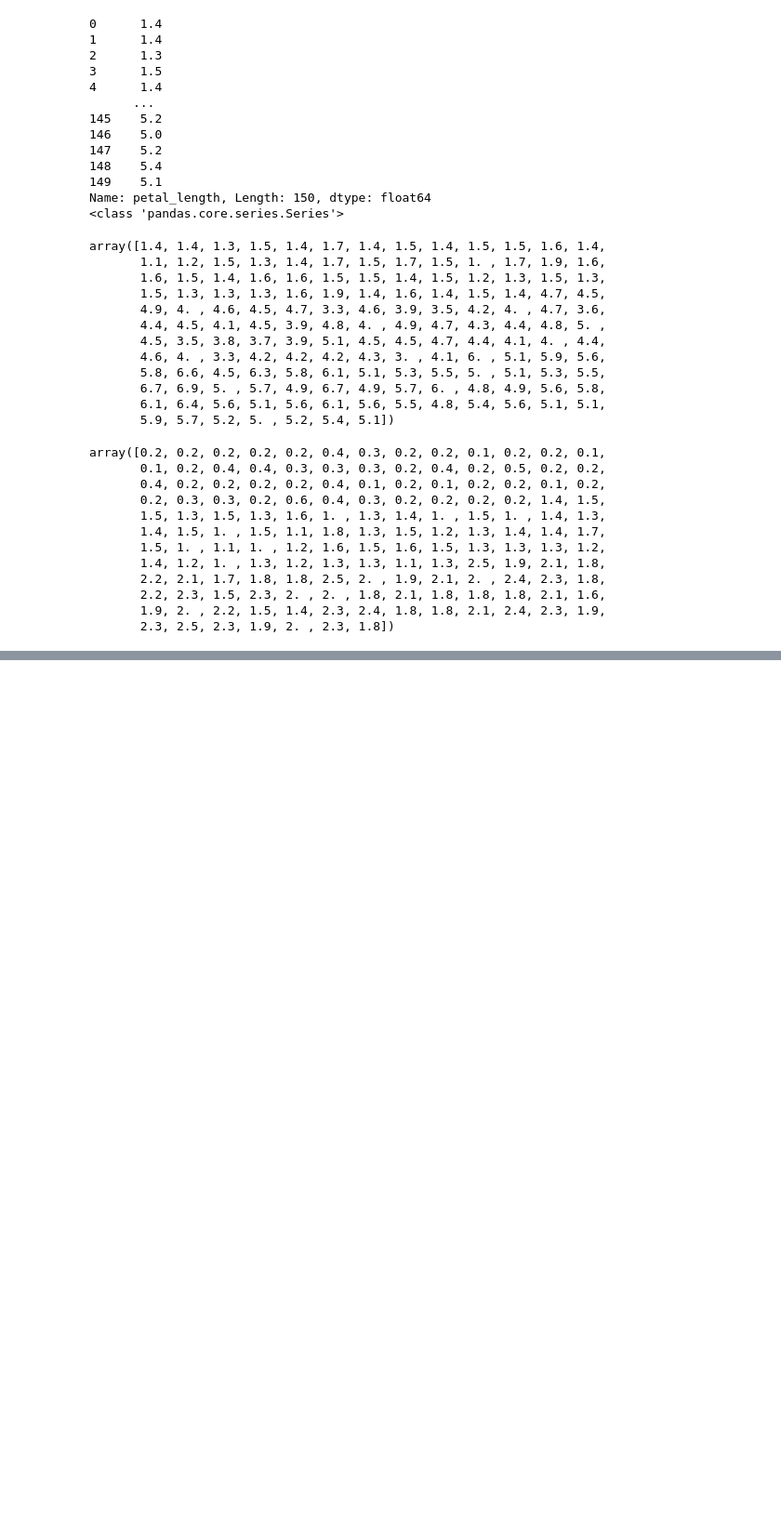
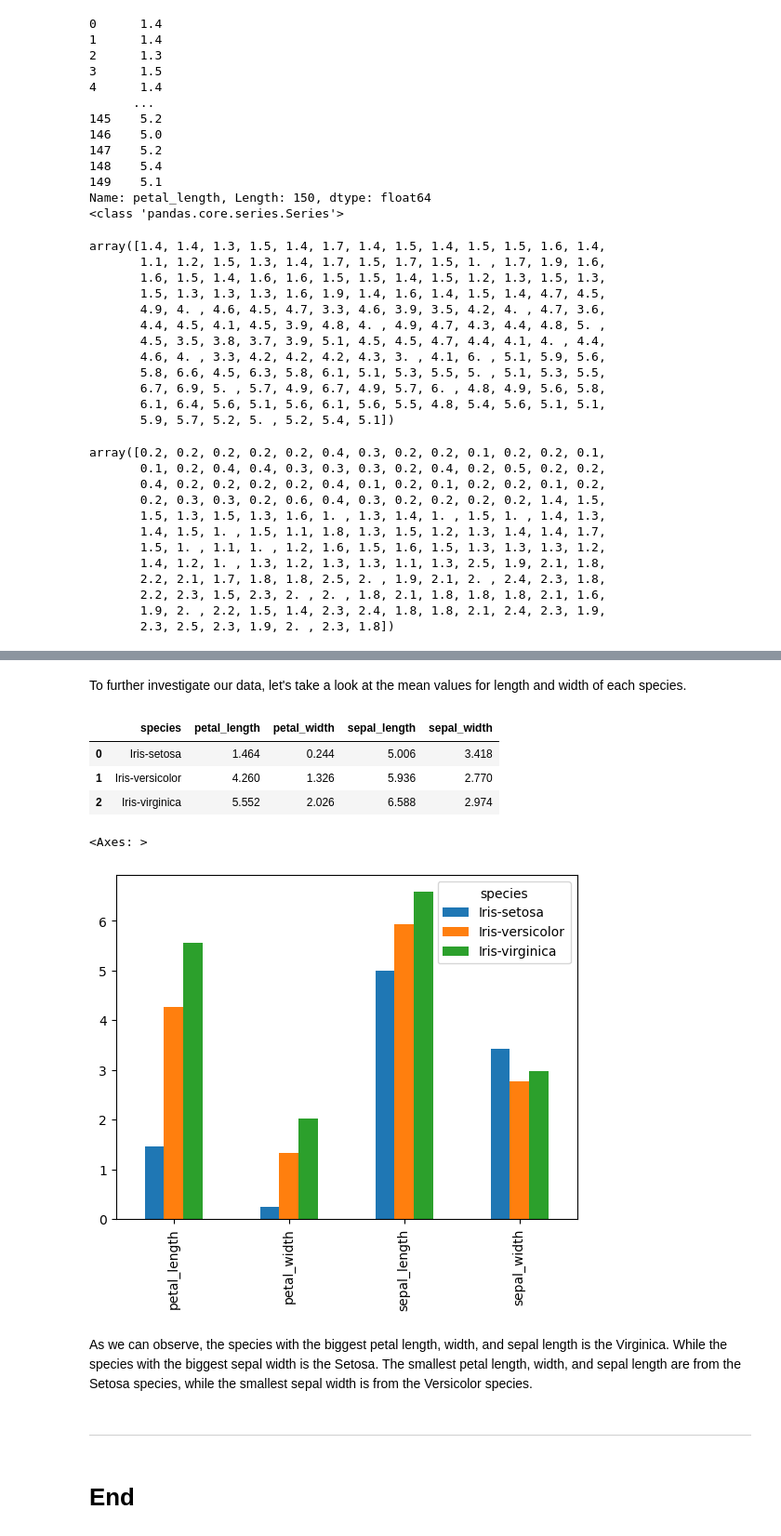
Before and after one commit to FabianeCancian/pands-project, a Jupyter notebook: iris_analysis.ipynb, the cells around one changed output, grey strips where cells are left out. Shown: that part at 93% size. Cells and saved outputs as stored; diff of their text form; code cells hidden in the pictures; blank space fills up the shorter version.

```diff
--- a/iris_analysis.ipynb
+++ b/iris_analysis.ipynb
@@ -255,0 +272,22 @@ ax.set_ylim(0, 4)
+# %% [markdown]
+To further investigate our data, let's take a look at the mean values for length and width of each species.
+# %%
+mean = df.groupby(['species']) [['petal_length', 'petal_width', 'sepal_length', 'sepal_width']].mean().reset_index()
+mean
+# %% [output]
+|  | species | petal_length | petal_width | sepal_length | sepal_width |
+| 0 | Iris-setosa | 1.464 | 0.244 | 5.006 | 3.418 |
+| 1 | Iris-versicolor | 4.260 | 1.326 | 5.936 | 2.770 |
+| 2 | Iris-virginica | 5.552 | 2.026 | 6.588 | 2.974 |
+# %%
+#Using pivot table to create visualization.
+df.pivot_table(columns='species').plot.bar()
+# %% [output]
+<Axes: >
+[figure, added]
+# %% [markdown]
+As we can observe, the species with the biggest petal length, width, and sepal length is the Virginica. While the species with the biggest sepal width is the Setosa. The smallest petal length, width, and sepal length are from the Setosa species, while the smallest sepal width is from the Versicolor species.
+# %% [markdown]
+****
+# %% [markdown]
+# End
```
Also changed, not shown: parts of 14 cells of this notebook, 1 other file.
